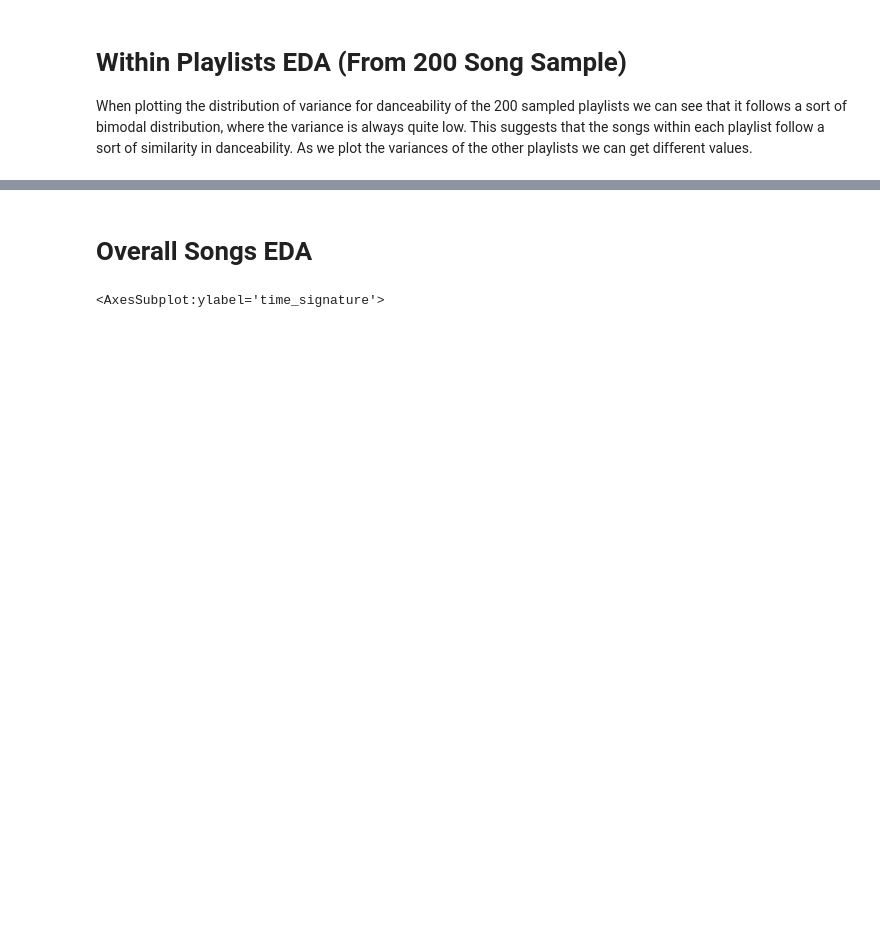
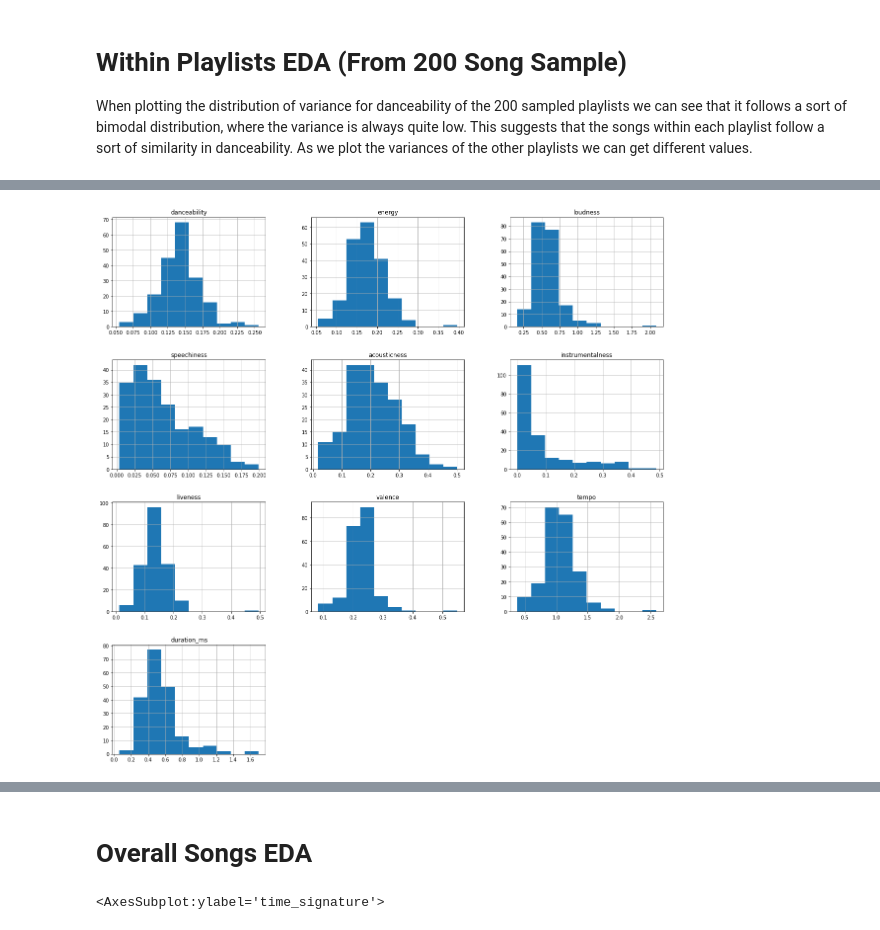
Before and after one commit to shonepatil/GNN-Spotify-Recommender-Project, a Jupyter notebook: src/analysis/eda.ipynb, the cells around one changed output, grey strips where cells are left out. Cells and saved outputs as stored; diff of their text form; code cells hidden in the pictures; blank space fills up the shorter version.

```diff
--- a/src/analysis/eda.ipynb
+++ b/src/analysis/eda.ipynb
@@ -82,6 +148,14 @@ Wall time: 2min 40s
 feat_avgs.pop('key')
 feat_avgs.pop('mode')
 feat_avgs.pop('time_signature')
+
+feat_difs.pop('key')
+feat_difs.pop('mode')
+feat_difs.pop('time_signature')
+
+feat_ranges.pop('key')
+feat_ranges.pop('mode')
+feat_ranges.pop('time_signature')
 # %% [output]
 []
 # %%
@@ -133,0 +236,4 @@ avg_hists = pd.DataFrame(feat_avgs)[['danceability', 'energy', 'loudness', 'spee
+# %%
+difs_hists = pd.DataFrame(feat_difs)[['danceability', 'energy', 'loudness', 'speechiness', 'acousticness', 'instrumentalness', 'liveness', 'valence', 'tempo', 'duration_ms']].hist(figsize=(20,20))
+# %% [output]
+[figure, added]
```
Also changed, not shown: parts of 23 cells of this notebook, 1 other file.
